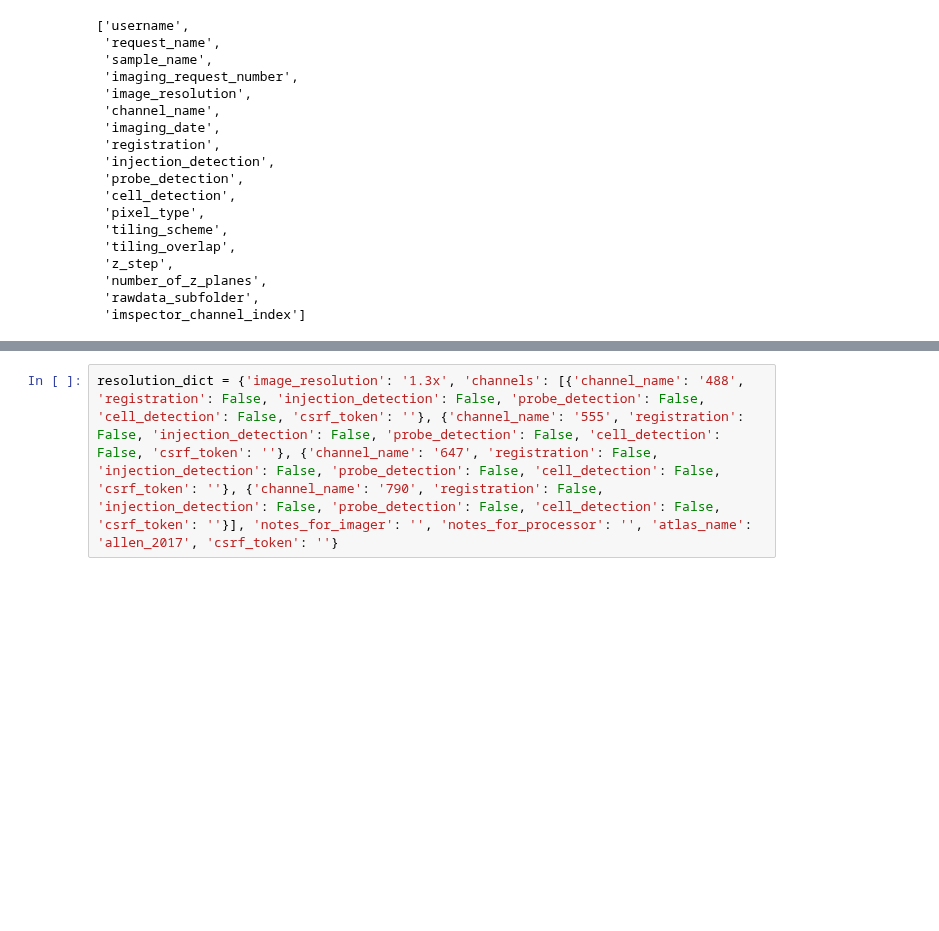
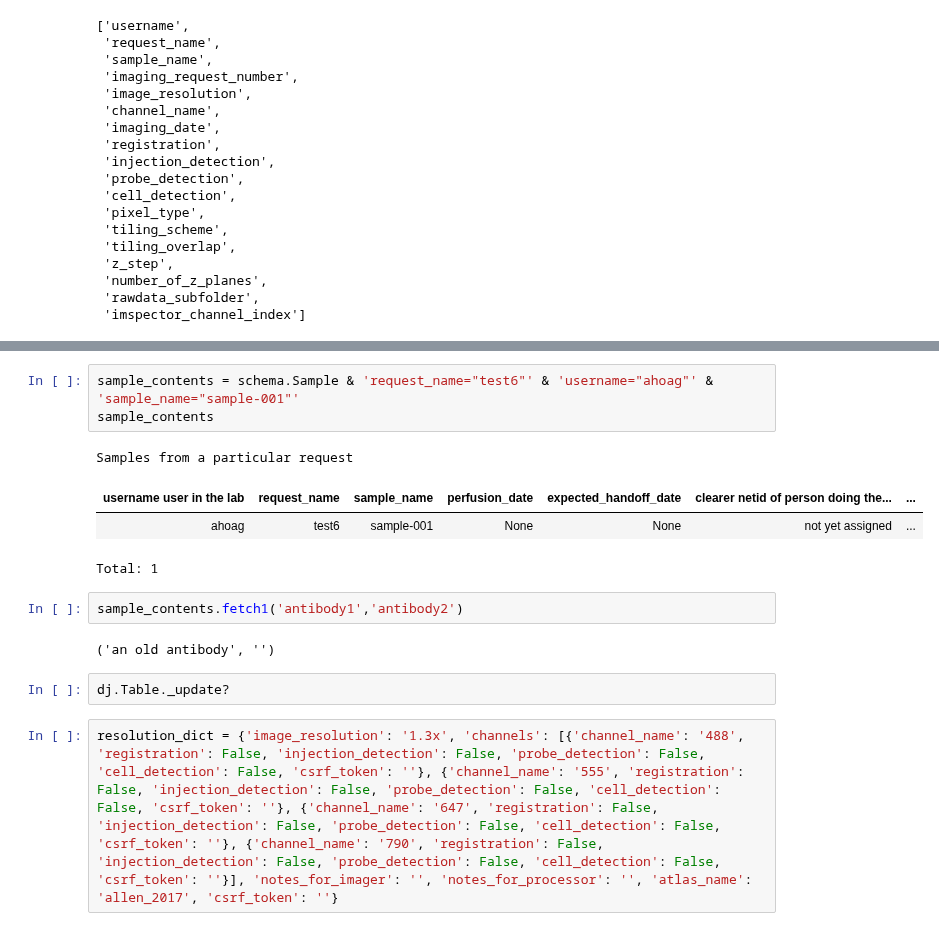
Before and after one commit to BrainCOGS/lightserv, a Jupyter notebook: notebooks/datajoint_sandbox.ipynb, the cells around one changed output, grey strips where cells are left out. Saved outputs shown, nothing was run; the diff lists cells and outputs as text; blank space fills up the shorter version.

```diff
--- a/notebooks/datajoint_sandbox.ipynb
+++ b/notebooks/datajoint_sandbox.ipynb
@@ -125,3 +154,17 @@ schema.Sample.ImagingChannel.heading.names
+# %%
+sample_contents = schema.Sample & 'request_name="test6"' & 'username="ahoag"' & 'sample_name="sample-001"'
+sample_contents
+# %% [output]
+Samples from a particular request
+| username user in the lab | request_name | sample_name | perfusion_date | expected_handoff_date | clearer netid of person doing the... | ... |
+| ahoag | test6 | sample-001 | None | None | not yet assigned | ... |
+Total: 1
+# %%
+sample_contents.fetch1('antibody1','antibody2')
+# %% [output]
+('an old antibody', '')
+# %%
+dj.Table._update?
 # %%
 resolution_dict = {'image_resolution': '1.3x', 'channels': [{'channel_name': '488', 'registration': False, 'injection_detection': False, 'probe_detection': False, 'cell_detection': False, 'csrf_token': ''}, {'channel_name': '555', 'registration': False, 'injection_detection': False, 'probe_detection': False, 'cell_detection': False, 'csrf_token': ''}, {'channel_name': '647', 'registration': False, 'injection_detection': False, 'probe_detection': False, 'cell_detection': False, 'csrf_token': ''}, {'channel_name': '790', 'registration': False, 'injection_detection': False, 'probe_detection': False, 'cell_detection': False, 'csrf_token': ''}], 'notes_for_imager': '', 'notes_for_processor': '', 'atlas_name': 'allen_2017', 'csrf_token': ''}
 # %%
```
Also changed, not shown: parts of 2 cells of this notebook, 2 other files.
